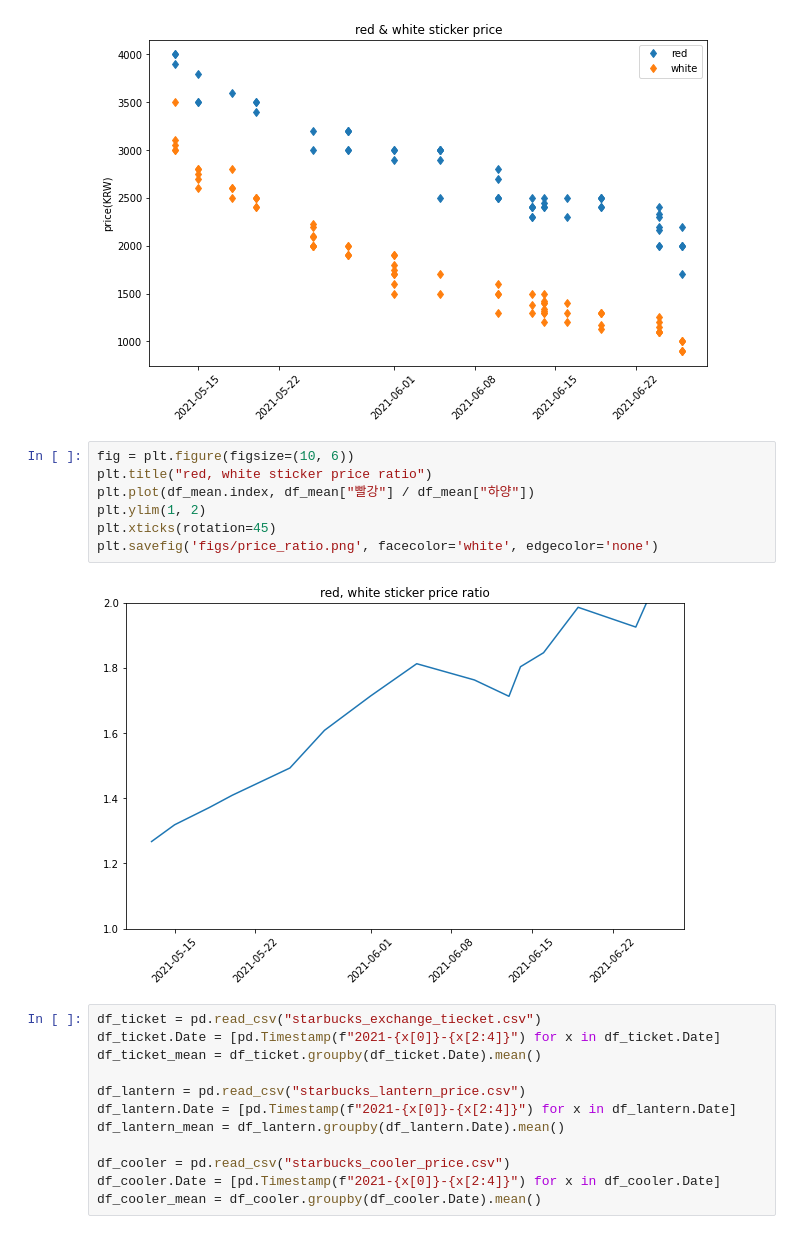
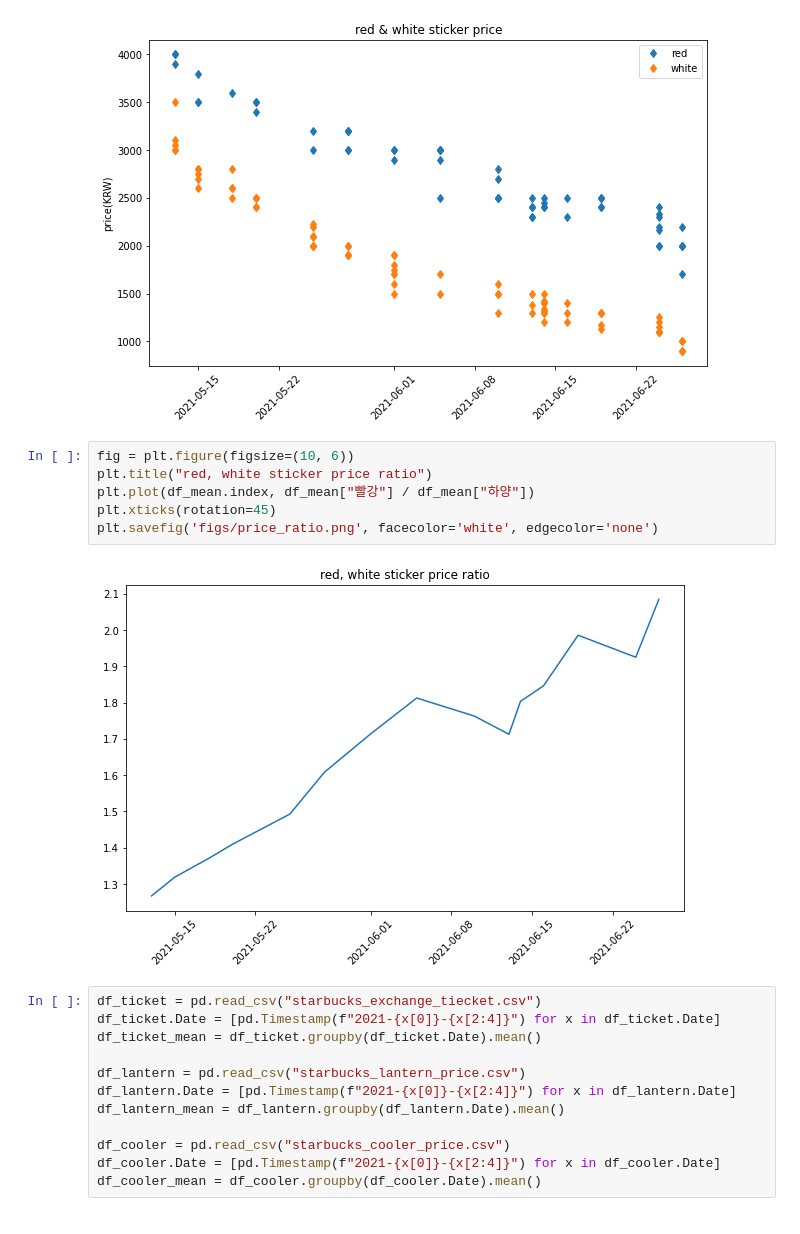
Before and after one commit to isingmodel/Starbucks_Frequency_Price_Analysis, a Jupyter notebook: simple_analysis.ipynb, the cells around one changed output. Drawn from its saved outputs; the diff is of its cells as text.

```diff
--- a/simple_analysis.ipynb
+++ b/simple_analysis.ipynb
@@ -24,12 +26,11 @@ plt.savefig('./figs/price.png', facecolor='white', edgecolor='none')
 # %%
 fig = plt.figure(figsize=(10, 6))
 plt.title("red, white sticker price ratio")
 plt.plot(df_mean.index, df_mean["빨강"] / df_mean["하양"])
-plt.ylim(1, 2)
 plt.xticks(rotation=45)
 plt.savefig('figs/price_ratio.png', facecolor='white', edgecolor='none')
 # %% [output]
-[figure, old version]
+[figure, new version]
 # %%
 df_ticket = pd.read_csv("starbucks_exchange_tiecket.csv")
 df_ticket.Date = [pd.Timestamp(f"2021-{x[0]}-{x[2:4]}") for x in df_ticket.Date]
```
Also changed, not shown: parts of 4 cells of this notebook.
